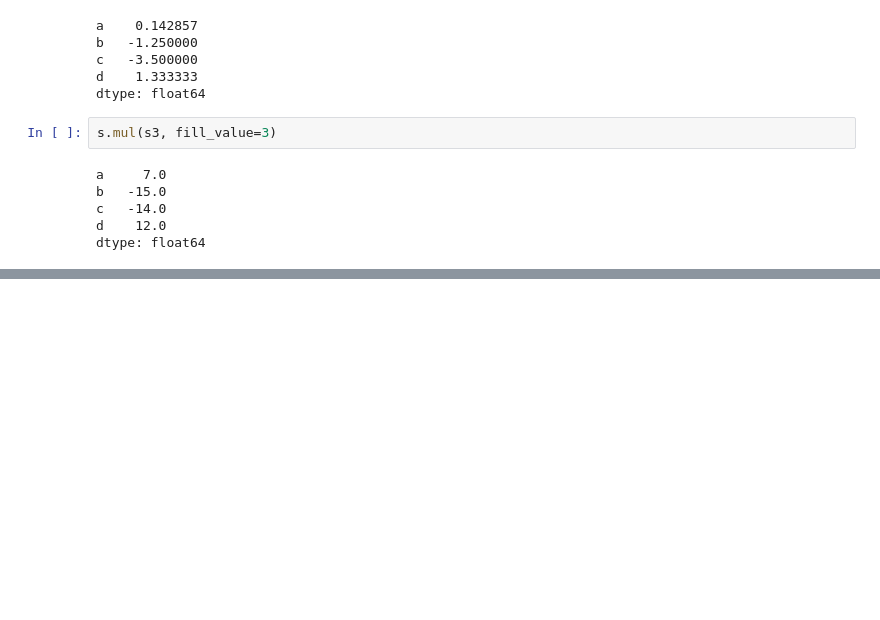
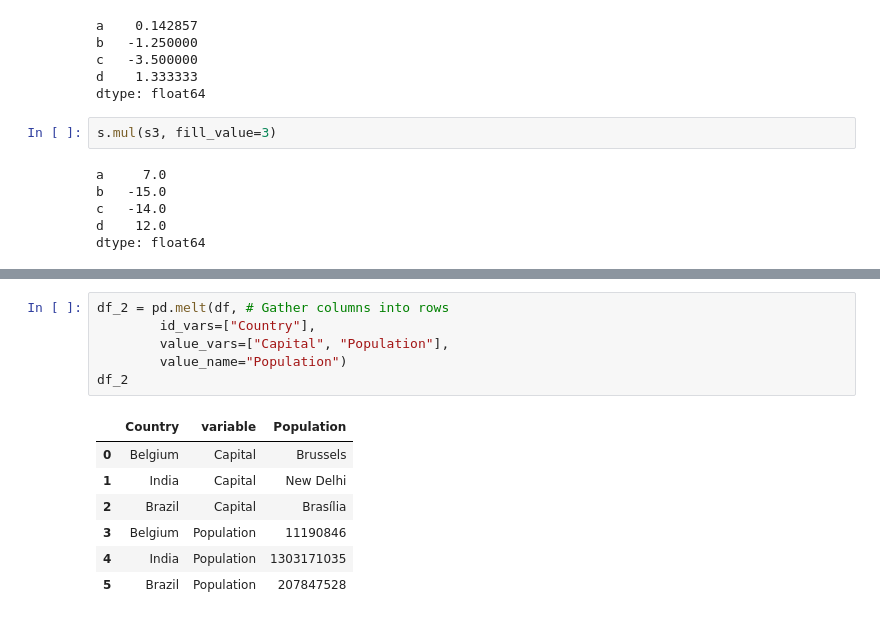
Before and after one commit to alexunjm/pandas-py, a Jupyter notebook: Ejemplo de uso.ipynb, the cells around one changed output, grey strips where cells are left out. Drawn from its saved outputs; the diff is of its cells as text; blank space fills up the shorter version.

```diff
--- a/Ejemplo de uso.ipynb
+++ b/Ejemplo de uso.ipynb
@@ -371,0 +421,14 @@ dtype: float64
+# %%
+df_2 = pd.melt(df, # Gather columns into rows
+        id_vars=["Country"],
+        value_vars=["Capital", "Population"],
+        value_name="Population")
+df_2
+# %% [output]
+|  | Country | variable | Population |
+| 0 | Belgium | Capital | Brussels |
+| 1 | India | Capital | New Delhi |
+| 2 | Brazil | Capital | Brasília |
+| 3 | Belgium | Population | 11190846 |
+| 4 | India | Population | 1303171035 |
+| 5 | Brazil | Population | 207847528 |
```
Also changed, not shown: parts of 5 cells of this notebook, 2 other files.
